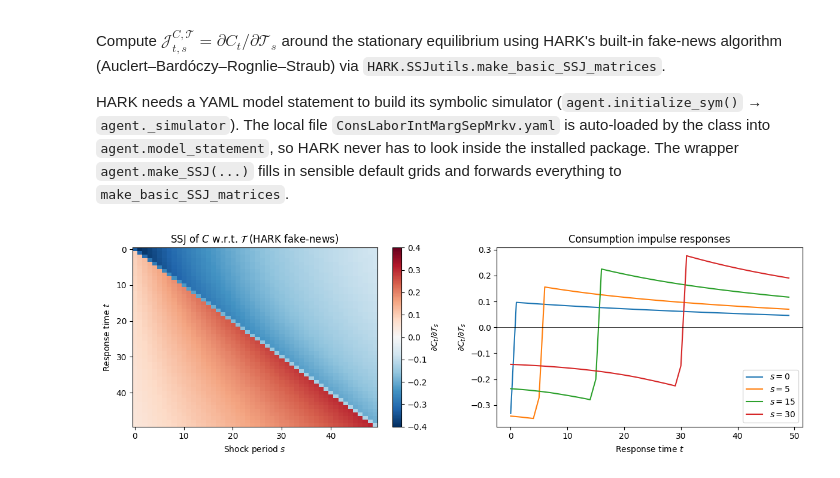
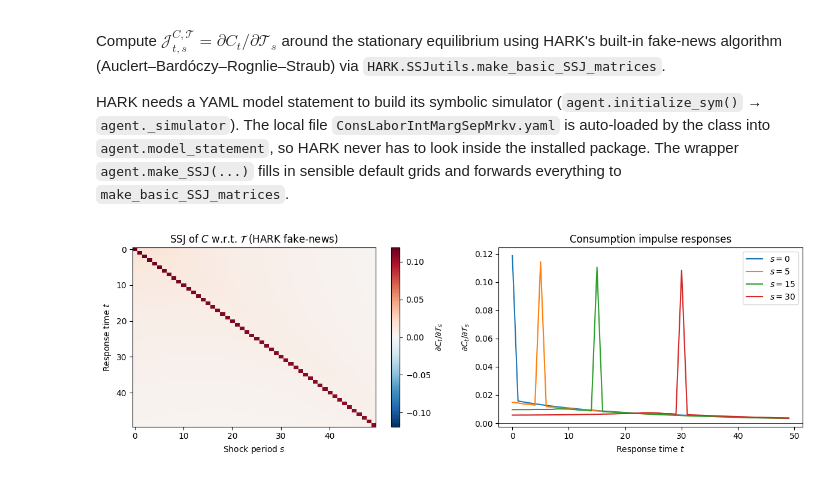
Before and after one commit to nathanrobino/Dupor2023-bn, a Jupyter notebook: matsya-exercise/dupor_minimal_demo.ipynb, the cells around one changed output. Saved outputs shown, nothing was run; the diff lists cells and outputs as text; code cells hidden in the pictures.

```diff
--- a/matsya-exercise/dupor_minimal_demo.ipynb
+++ b/matsya-exercise/dupor_minimal_demo.ipynb
@@ -75,32 +75,32 @@ HARK needs a YAML model statement to build its symbolic simulator (`agent.initia
 # the outcome name, and an optional T_max.
 
 T_max = 50
 
 SSJ_cT = agent.make_SSJ(
-    shock="Rfree",       # parameter to perturb
+    shock="Trnsfr",       # parameter to perturb
     outcomes="cLvl",      # response variable
     T_max=T_max,
     eps=1e-3,
     verbose=False,
 )
 
 fig, axes = plt.subplots(1, 2, figsize=(12, 4))
 vmax = float(np.max(np.abs(SSJ_cT))) or 1.0
 im = axes[0].imshow(SSJ_cT, aspect="auto", cmap="RdBu_r",
                     vmin=-vmax, vmax=vmax)
 plt.colorbar(im, ax=axes[0],
              label=r"$\partial C_t / \partial \mathcal{T}_s$")
 axes[0].set_xlabel(r"Shock period $s$")
 axes[0].set_ylabel(r"Response time $t$")
 axes[0].set_title(r"SSJ of $C$ w.r.t. $\mathcal{T}$ (HARK fake-news)")
 for s_plot in (0, 5, 15, 30):
     axes[1].plot(range(T_max), SSJ_cT[:, s_plot], label=f"$s = {s_plot}$")
 axes[1].axhline(0, color="k", lw=0.5)
 axes[1].set_xlabel(r"Response time $t$")
 axes[1].set_ylabel(r"$\partial C_t / \partial \mathcal{T}_s$")
 axes[1].set_title("Consumption impulse responses")
 axes[1].legend()
 fig.tight_layout()
 plt.show()
 # %% [output]
-[figure, old version]
+[figure, new version]
```
